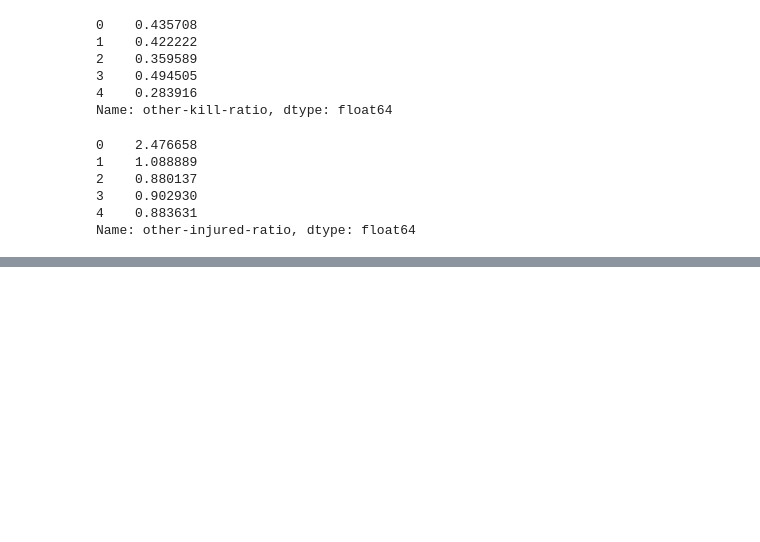
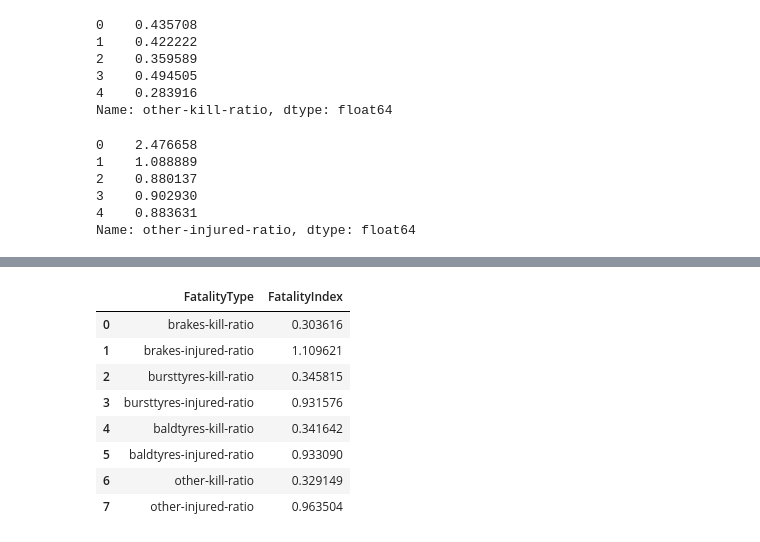
Before and after one commit to dbiswa4/python-projects, a Jupyter notebook: spring-2017/src/data-viz/proj/vehicle-defect-01.ipynb, the cells around one changed output, grey strips where cells are left out. Cells and saved outputs as stored; diff of their text form; code cells hidden in the pictures; blank space fills up the shorter version.

```diff
--- a/spring-2017/src/data-viz/proj/vehicle-defect-01.ipynb
+++ b/spring-2017/src/data-viz/proj/vehicle-defect-01.ipynb
@@ -331,0 +399,14 @@ Name: other-injured-ratio, dtype: float64
+# %%
+vehicle_defect_total_melted_df = pd.melt(vehicle_defect_total_df, value_vars=['brakes-kill-ratio', 'brakes-injured-ratio', 'bursttyres-kill-ratio', 'bursttyres-injured-ratio', 'baldtyres-kill-ratio', 'baldtyres-injured-ratio', 'other-kill-ratio', 'other-injured-ratio'])
+vehicle_defect_total_melted_df.columns = ['FatalityType', 'FatalityIndex']
+vehicle_defect_total_melted_df
+# %% [output]
+|  | FatalityType | FatalityIndex |
+| 0 | brakes-kill-ratio | 0.303616 |
+| 1 | brakes-injured-ratio | 1.109621 |
+| 2 | bursttyres-kill-ratio | 0.345815 |
+| 3 | bursttyres-injured-ratio | 0.931576 |
+| 4 | baldtyres-kill-ratio | 0.341642 |
+| 5 | baldtyres-injured-ratio | 0.933090 |
+| 6 | other-kill-ratio | 0.329149 |
+| 7 | other-injured-ratio | 0.963504 |
```
Also changed, not shown: parts of 7 cells of this notebook.
